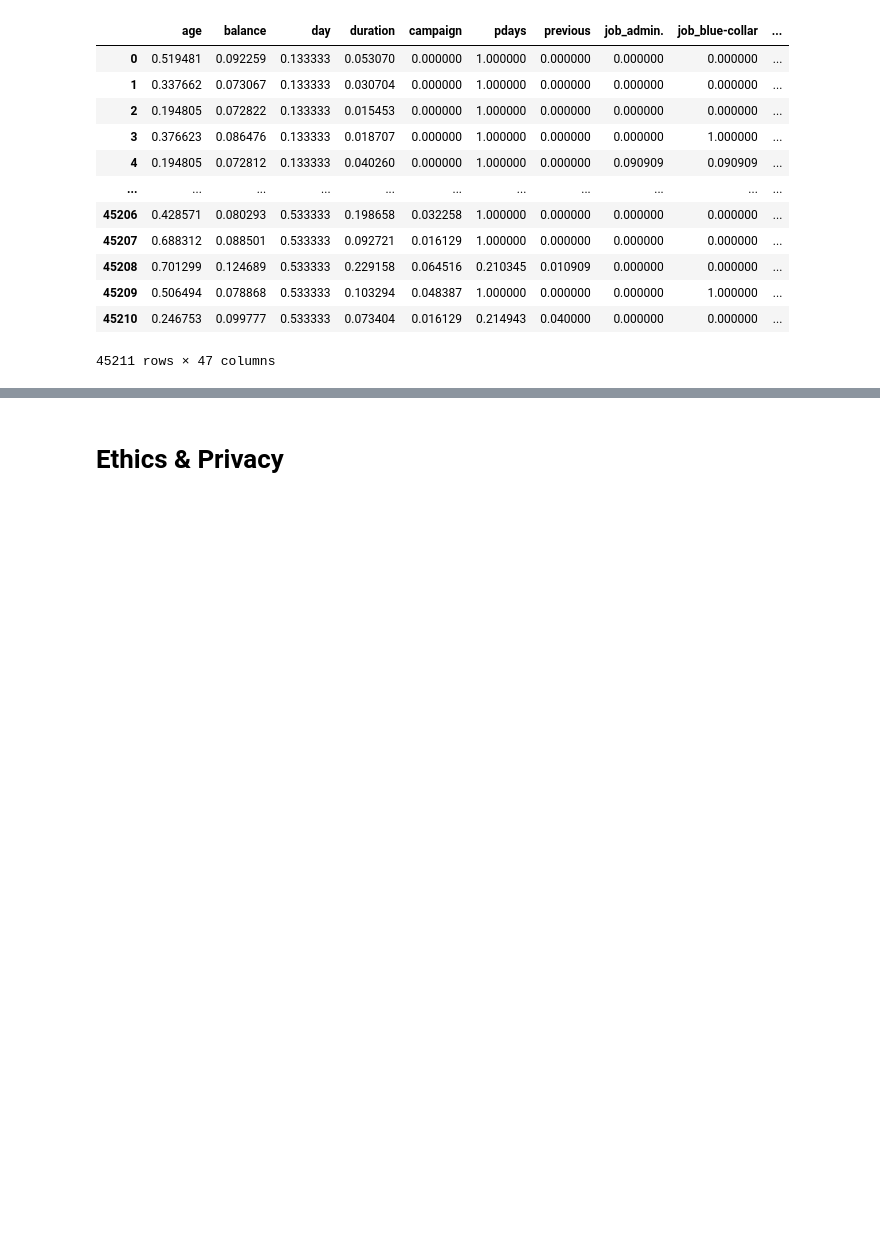
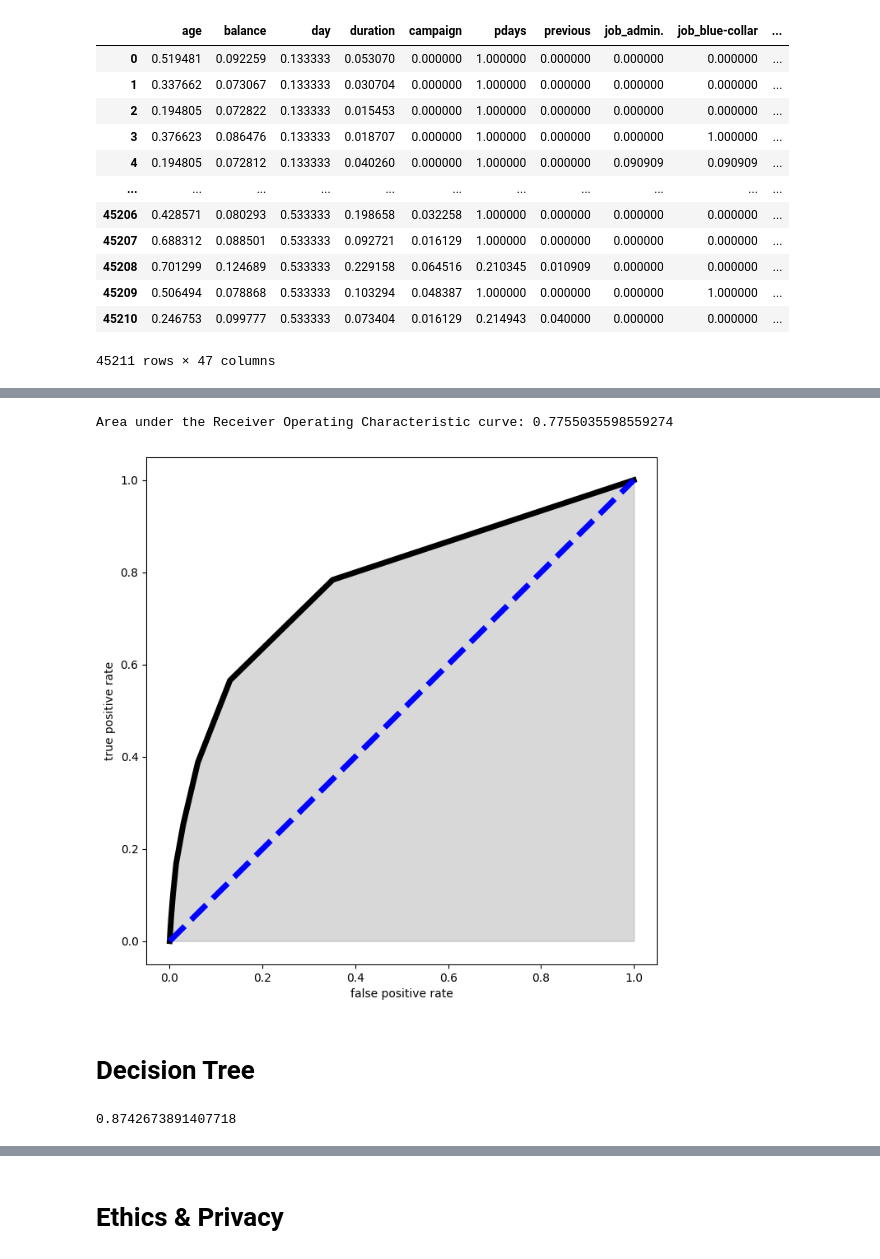
Before and after one commit to Jiy014/Group034-Wi23, a Jupyter notebook: CheckpointGroup034-Wi23.ipynb, the cells around one changed output, grey strips where cells are left out. Cells and saved outputs as stored; diff of their text form; code cells hidden in the pictures; blank space fills up the shorter version.

```diff
--- a/CheckpointGroup034-Wi23.ipynb
+++ b/CheckpointGroup034-Wi23.ipynb
@@ -349,0 +449,17 @@ X
+# %%
+# Plot the ROC curve
+fpr, tpr, thresholds = roc_curve(y_test, knn.predict_proba(X_test)[:, 1])
+fig, ax = plt.subplots(1, 1, figsize=(8,8))
+ax.plot(fpr, tpr, linewidth=5, color='k')
+ax.plot(np.linspace(0,1, 20), np.linspace(0,1, 20), linewidth=5, color='b', linestyle='--')
+ax.fill_between(fpr, tpr, [0]*len(tpr), color='grey', alpha=0.3)
+plt.xlabel("false positive rate")
+plt.ylabel("true positive rate")
+
+roc_auc = roc_auc_score(y_test, knn.predict_proba(X_test)[:, 1])
+print('Area under the Receiver Operating Characteristic curve:', roc_auc)
+# %% [output]
+Area under the Receiver Operating Characteristic curve: 0.7755035598559274
+[figure, added]
+# %% [markdown]
+# Decision Tree
@@ -349,0 +471,7 @@ X
+# %%
+# prediction
+y_pred_tree = decision_tree.predict(X_test)
+# accuracy
+accuracy_score(y_test, y_pred_tree)
+# %% [output]
+0.8742673891407718
```
Also changed, not shown: parts of 40 cells of this notebook.
